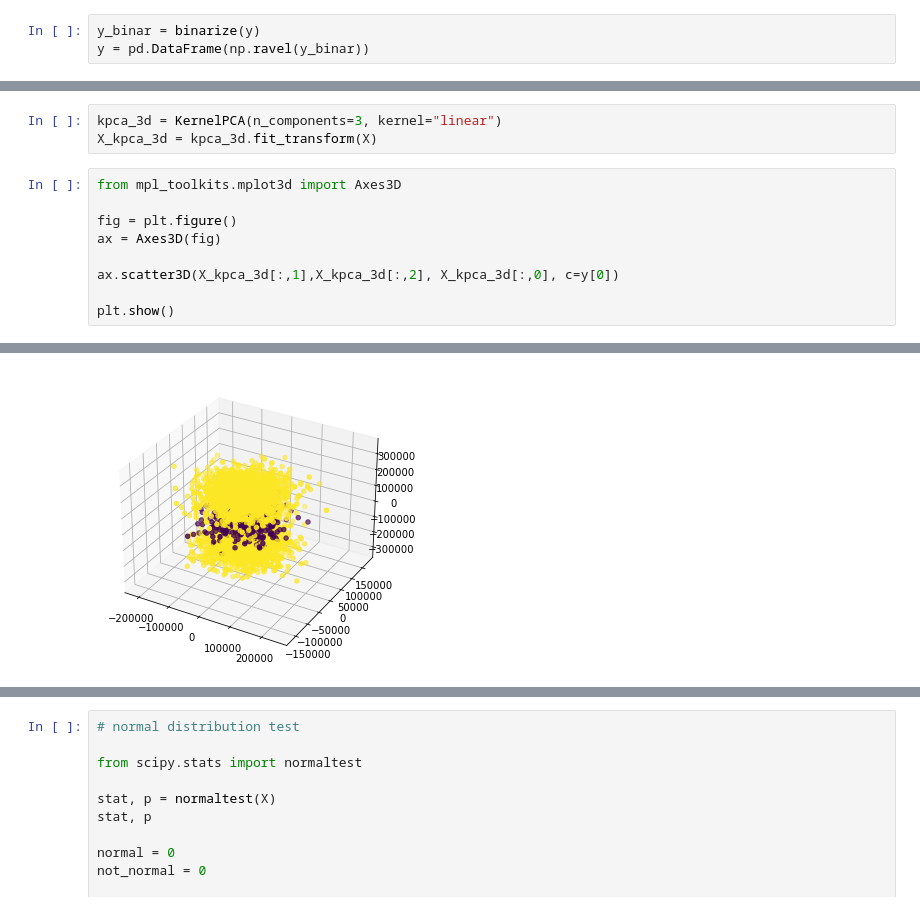
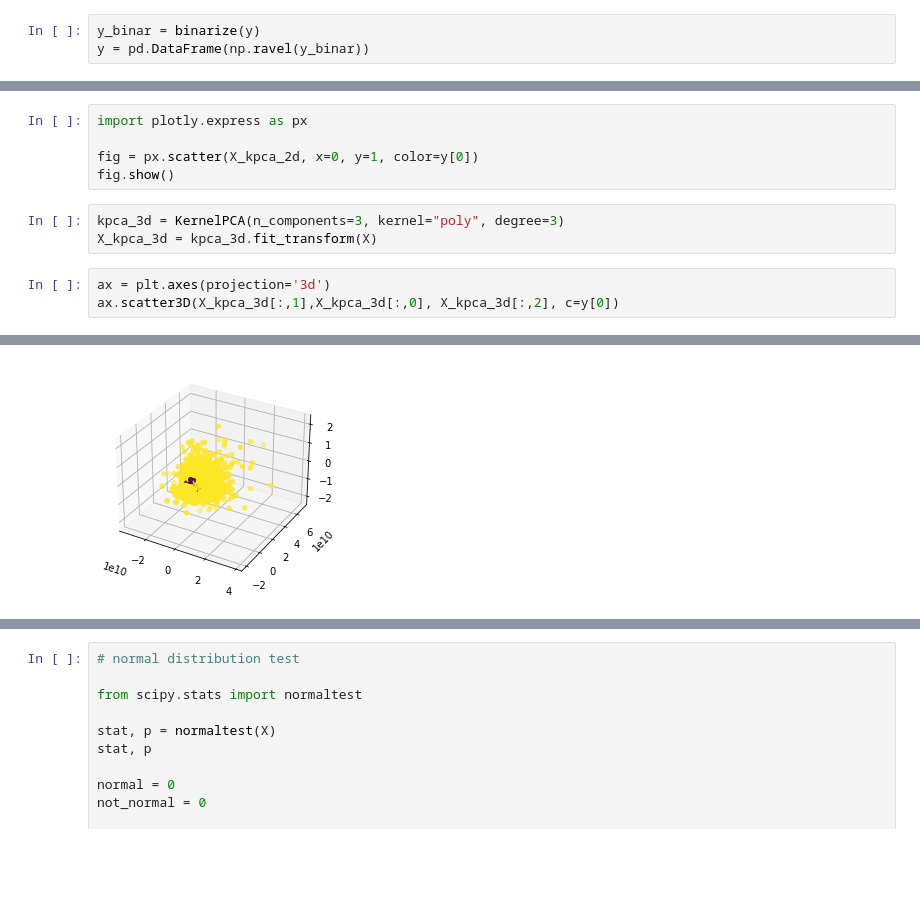
Before and after one commit to MLBartkowiakChojnacki/ML_PROJECT_2022, a Jupyter notebook: notebooks/grid-search.ipynb, the cells around one changed output, grey strips where cells are left out. Cells and saved outputs as stored; diff of their text form; blank space fills up the shorter version.

```diff
--- a/notebooks/grid-search.ipynb
+++ b/notebooks/grid-search.ipynb
@@ -50,13 +58,12 @@ TypeError: cannot unpack non-iterable Figure object
+# %%
+import plotly.express as px
+
+fig = px.scatter(X_kpca_2d, x=0, y=1, color=y[0])
+fig.show()
 # %%
-kpca_3d = KernelPCA(n_components=3, kernel="linear")
+kpca_3d = KernelPCA(n_components=3, kernel="poly", degree=3)
 X_kpca_3d = kpca_3d.fit_transform(X)
 # %%
-from mpl_toolkits.mplot3d import Axes3D
-
-fig = plt.figure()
-ax = Axes3D(fig)
-
-ax.scatter3D(X_kpca_3d[:,1],X_kpca_3d[:,2], X_kpca_3d[:,0], c=y[0])
-
-plt.show()
+ax = plt.axes(projection='3d')
+ax.scatter3D(X_kpca_3d[:,1],X_kpca_3d[:,0], X_kpca_3d[:,2], c=y[0])
 # %% [output]
@@ -64 +71 @@ Axes3D(fig) adding itself to the figure is deprecated since 3.4. Pass the keywor
-[figure, old version]
+[figure, new version]
```
Also changed, not shown: parts of 13 cells of this notebook.
